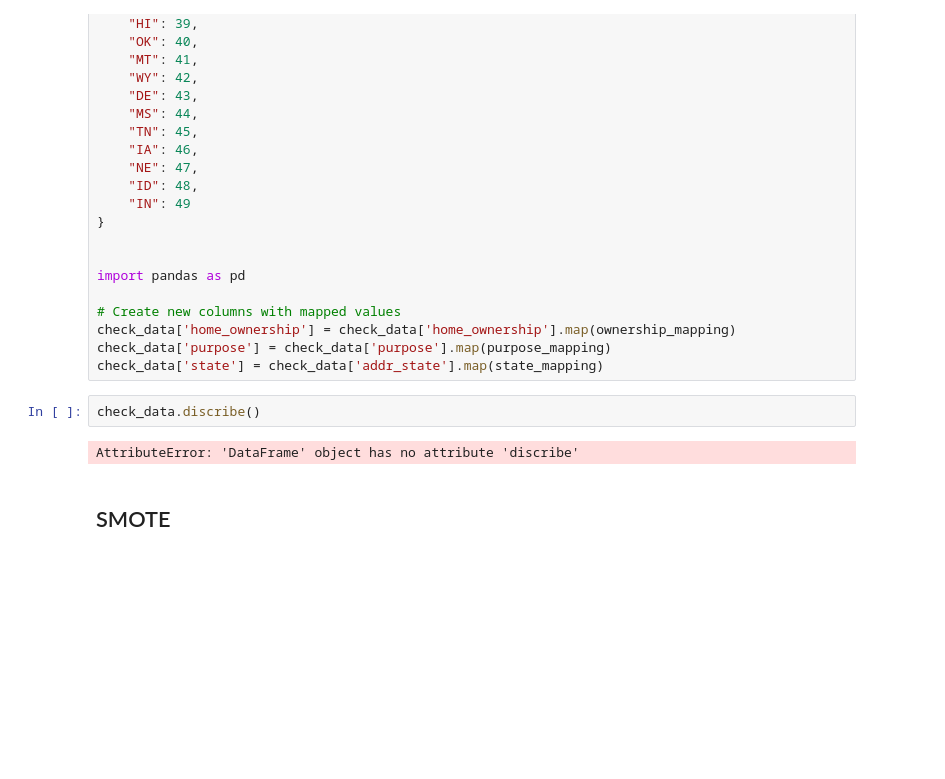
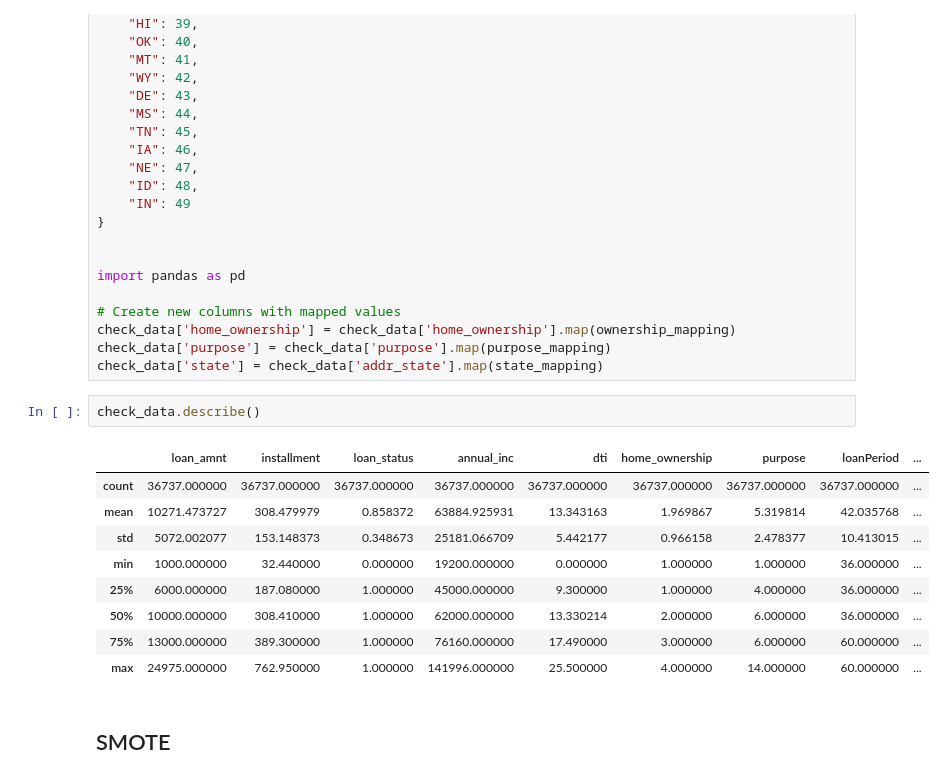
Before and after one commit to likith2201/BankLoanCaseStudy_Project, a Jupyter notebook: BankingLoanCaseStudy.ipynb, the cells around one changed output. Saved outputs shown, nothing was run; the diff lists cells and outputs as text; blank space fills up the shorter version.

```diff
--- a/BankingLoanCaseStudy.ipynb
+++ b/BankingLoanCaseStudy.ipynb
@@ -1469,9 +1469,17 @@ check_data['home_ownership'] = check_data['home_ownership'].map(ownership_mappin
 check_data['purpose'] = check_data['purpose'].map(purpose_mapping)
 check_data['state'] = check_data['addr_state'].map(state_mapping)
 # %%
-check_data.discribe()
+check_data.describe()
 # %% [output]
-AttributeError: 'DataFrame' object has no attribute 'discribe'
+|  | loan_amnt | installment | loan_status | annual_inc | dti | home_ownership | purpose | loanPeriod | ... |
+| count | 36737.000000 | 36737.000000 | 36737.000000 | 36737.000000 | 36737.000000 | 36737.000000 | 36737.000000 | 36737.000000 | ... |
+| mean | 10271.473727 | 308.479979 | 0.858372 | 63884.925931 | 13.343163 | 1.969867 | 5.319814 | 42.035768 | ... |
+| std | 5072.002077 | 153.148373 | 0.348673 | 25181.066709 | 5.442177 | 0.966158 | 2.478377 | 10.413015 | ... |
+| min | 1000.000000 | 32.440000 | 0.000000 | 19200.000000 | 0.000000 | 1.000000 | 1.000000 | 36.000000 | ... |
+| 25% | 6000.000000 | 187.080000 | 1.000000 | 45000.000000 | 9.300000 | 1.000000 | 4.000000 | 36.000000 | ... |
+| 50% | 10000.000000 | 308.410000 | 1.000000 | 62000.000000 | 13.330214 | 2.000000 | 6.000000 | 36.000000 | ... |
+| 75% | 13000.000000 | 389.300000 | 1.000000 | 76160.000000 | 17.490000 | 3.000000 | 6.000000 | 60.000000 | ... |
+| max | 24975.000000 | 762.950000 | 1.000000 | 141996.000000 | 25.500000 | 4.000000 | 14.000000 | 60.000000 | ... |
 # %% [markdown]
 ## SMOTE
 # %%
```
